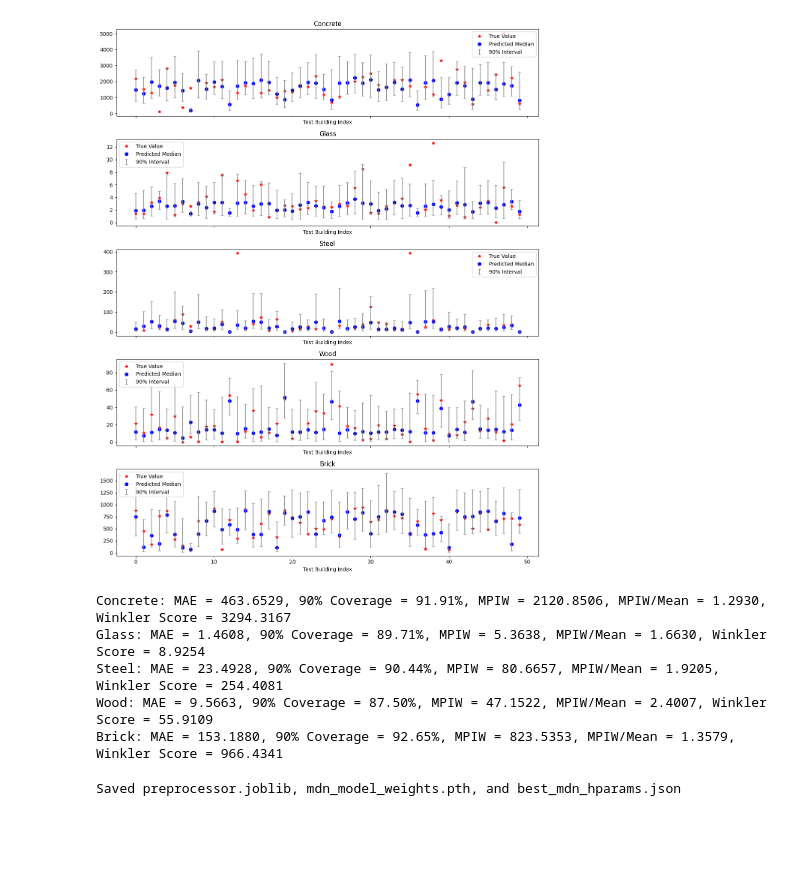
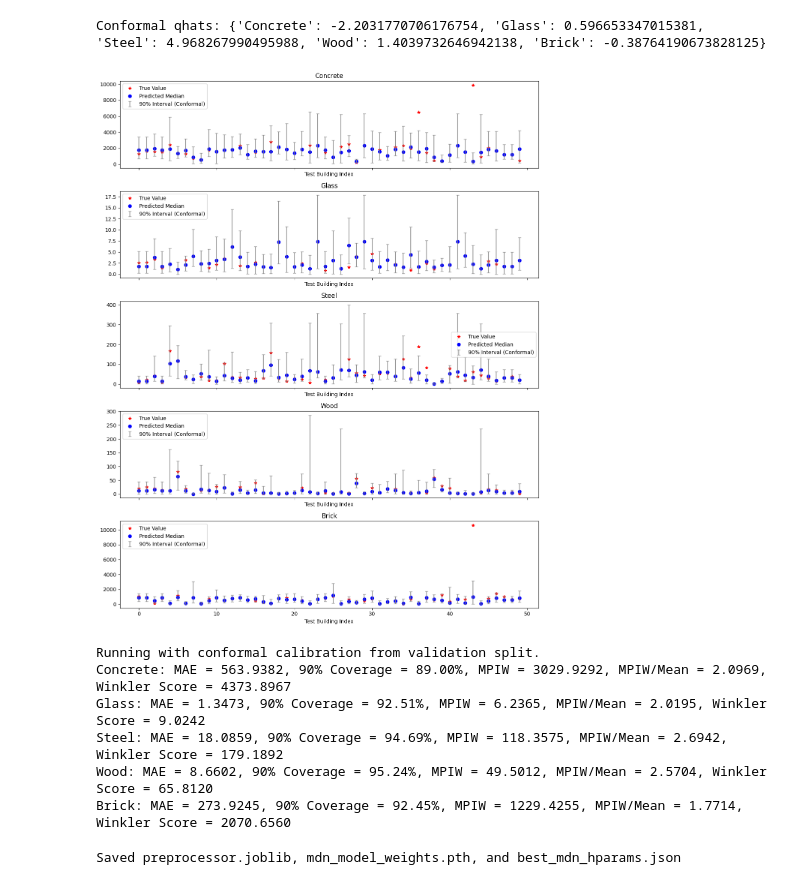
Before and after one commit to City-Syntax/material-intensity, a Jupyter notebook: MI_prediction_model.ipynb, the cells around one changed output. Cells and saved outputs as stored; diff of their text form; code cells hidden in the pictures; blank space fills up the shorter version.

Commit message:
Update quantile model artifacts and CQR calibration workflow

```diff
--- a/MI_prediction_model.ipynb
+++ b/MI_prediction_model.ipynb
@@ -12,8 +12,10 @@ from sklearn.compose import ColumnTransformer
 from sklearn.model_selection import train_test_split
 from sklearn.preprocessing import OneHotEncoder, StandardScaler
 from torch.utils.data import DataLoader, TensorDataset
+from tqdm.auto import tqdm
 
 SEED = 42
+MIN_OBSERVED_TARGETS = 2
 
 
 def set_global_seed(seed: int = SEED):
@@ -41,7 +43,7 @@ X_cols = [
     "Typology",
     "Primary Code",
     "Hybrid Structure",
-    "Location_code",
+    "Country",
 ]
 
 y_cols = ["Concrete", "Glass", "Steel", "Wood", "Brick"]
@@ -212,5 +297,18 @@ print("Data preparation complete.")
 print(f"X_train shape: {data['X_train'].shape}, y_train shape: {data['y_train'].shape}")
 print(f"X_val shape:   {data['X_val'].shape}, y_val shape:   {data['y_val'].shape}")
 print(f"X_test shape:  {data['X_test'].shape}, y_test shape:  {data['y_test'].shape}")
+print(
+    f"Rows kept with >= {data['min_observed_targets']} observed targets: {data['kept_rows']}"
+ )
+
+for split in ["train", "val", "test"]:
+    mask = data[f"y_{split}_mask"].cpu().numpy()
+    observed_counts = mask.sum(axis=1)
+    print(
+        f"{split.title()} observed targets per row - "
+        f"min: {observed_counts.min()}, "
+        f"mean: {observed_counts.mean():.2f}, "
+        f"max: {observed_counts.max()}"
+    )
 # %% [output]
 Data preparation complete.
@@ -455,56 +658,88 @@ def evaluate_mdn(model, X_test_tensor, y_test_df, num_samples=1000):
 # %%
 import matplotlib.pyplot as plt
 
-# Build y_test_df in original kg/m² units from the stored test tensor
-# (the tensors in `data` are log-transformed, so we back-transform here)
-y_test_df = pd.DataFrame(
-    np.expm1(data["y_test"].cpu().numpy()), columns=y_cols
+# Validation split is used as calibration data for split-conformal intervals.
+y_val_df = data["y_val_raw_df"].copy()
+y_val_mask = data["y_val_mask"].cpu().numpy()
+conformal_bundle = fit_conformal_qhats(
+    model,
+    data["X_val"],
+    y_val_df,
+    y_val_mask,
+    alpha=0.10,
 )
+conformal_qhats = conformal_bundle["qhats"]
+print("Conformal qhats:", conformal_qhats)
 
-# Predict ranges for the first 50 buildings in the test set
+y_test_df = data["y_test_raw_df"].copy()
+y_test_mask = data["y_test_mask"].cpu().numpy()
+
+# Predict calibrated ranges for the first 50 buildings in the test set
 X_test_first50 = data["X_test"][:50]
-pred_ranges = predict_material_ranges(model, X_test_first50, num_samples=1000)
+pred_ranges = predict_material_ranges(
+    model,
+    X_test_first50,
+    conformal_qhats=conformal_qhats,
+)
 
 fig, axes = plt.subplots(5, 1, figsize=(12, 15), sharex=True)
 x_idx = np.arange(50)
 
 for i, material in enumerate(y_cols):
     ax = axes[i]
-    y_true = y_test_df[material].iloc[:50].to_numpy()
+    y_true = np.array(y_test_df[material].iloc[:50].to_numpy(dtype=float), copy=True)
+    observed = y_test_mask[:50, i].astype(bool)
+    y_true[~observed] = np.nan
+
     y_med = pred_ranges[material]["p50"]
     y_low = pred_ranges[material]["p5"]
     y_high = pred_ranges[material]["p95"]
 
     ax.plot(x_idx, y_true, "r*", label="True Value")
     ax.plot(x_idx, y_med, "bo", label="Predicted Median")
     ax.errorbar(
         x_idx,
         y_med,
         yerr=[y_med - y_low, y_high - y_med],
         fmt="none",
         ecolor="gray",
         alpha=0.8,
         capsize=3,
-        label="90% Interval",
+        label="90% Interval (Conformal)",
     )
 
     ax.set_title(material)
     ax.set_xlabel("Test Building Index")
     ax.legend()
 
 plt.tight_layout()
 plt.show()
 # %% [output]
+Conformal qhats: {'Concrete': -2.2031770706176754, 'Glass': 0.596653347015381, 'Steel': 4.968267990495988, 'Wood': 1.4039732646942138, 'Brick': -0.38764190673828125}
-[figure, old version]
+[figure, new version]
 # %%
 # Print model performance on the full test set
-evaluate_mdn(model, data["X_test"], y_test_df, num_samples=1000)
+# Uses conformal calibration if Cell 9 has been executed.
+conformal_qhats = conformal_bundle["qhats"] if "conformal_bundle" in globals() else None
+if conformal_qhats is None:
+    print("Running without conformal calibration (execute Cell 9 first to calibrate).")
+else:
+    print("Running with conformal calibration from validation split.")
+
+evaluate_mdn(
+    model,
+    data["X_test"],
+    y_test_df,
+    y_test_mask=data["y_test_mask"].cpu().numpy(),
+    conformal_qhats=conformal_qhats,
+)
 # %% [output]
-Concrete: MAE = 463.6529, 90% Coverage = 91.91%, MPIW = 2120.8506, MPIW/Mean = 1.2930, Winkler Score = 3294.3167
-Glass: MAE = 1.4608, 90% Coverage = 89.71%, MPIW = 5.3638, MPIW/Mean = 1.6630, Winkler Score = 8.9254
-Steel: MAE = 23.4928, 90% Coverage = 90.44%, MPIW = 80.6657, MPIW/Mean = 1.9205, Winkler Score = 254.4081
-Wood: MAE = 9.5663, 90% Coverage = 87.50%, MPIW = 47.1522, MPIW/Mean = 2.4007, Winkler Score = 55.9109
-Brick: MAE = 153.1880, 90% Coverage = 92.65%, MPIW = 823.5353, MPIW/Mean = 1.3579, Winkler Score = 966.4341
+Running with conformal calibration from validation split.
+Concrete: MAE = 563.9382, 90% Coverage = 89.00%, MPIW = 3029.9292, MPIW/Mean = 2.0969, Winkler Score = 4373.8967
+Glass: MAE = 1.3473, 90% Coverage = 92.51%, MPIW = 6.2365, MPIW/Mean = 2.0195, Winkler Score = 9.0242
+Steel: MAE = 18.0859, 90% Coverage = 94.69%, MPIW = 118.3575, MPIW/Mean = 2.6942, Winkler Score = 179.1892
+Wood: MAE = 8.6602, 90% Coverage = 95.24%, MPIW = 49.5012, MPIW/Mean = 2.5704, Winkler Score = 65.8120
+Brick: MAE = 273.9245, 90% Coverage = 92.45%, MPIW = 1229.4255, MPIW/Mean = 1.7714, Winkler Score = 2070.6560
 # %%
 import joblib
 import json
```
Also changed, not shown: parts of 10 cells of this notebook, 12 other files.
